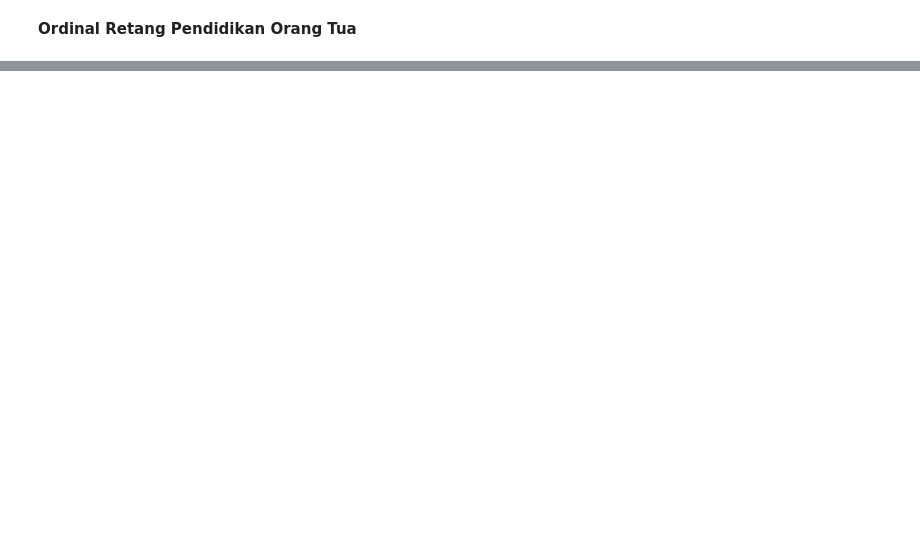
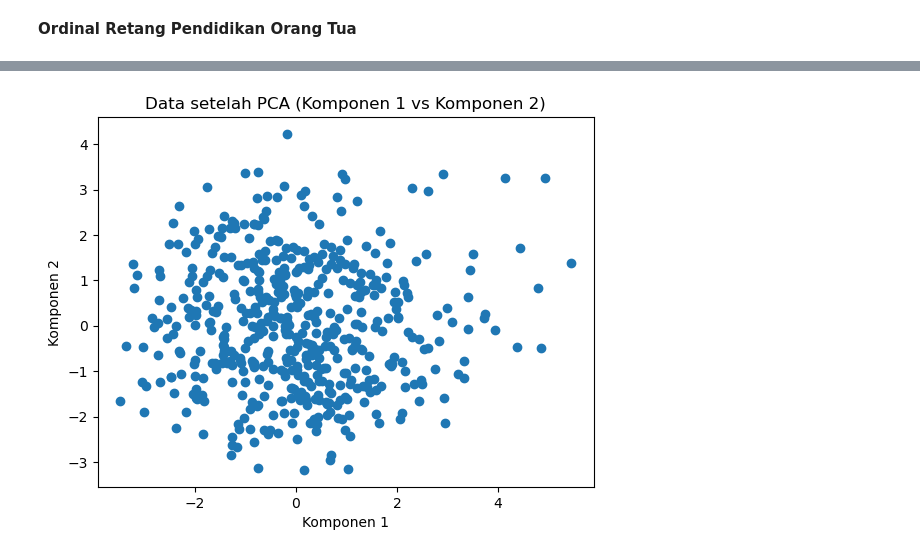
Before and after one commit to Calvin76en/Analisis-faktor-programming-skill, a Jupyter notebook: src/Pre-Processing.ipynb, the cells around one changed output, grey strips where cells are left out. Saved outputs shown, nothing was run; the diff lists cells and outputs as text; code cells hidden in the pictures; blank space fills up the shorter version.

```diff
--- a/src/Pre-Processing.ipynb
+++ b/src/Pre-Processing.ipynb
@@ -897,0 +1418,25 @@ print(df_subset)
+# %%
+# Menghitung Q1 (25th percentile) dan Q3 (75th percentile)
+Q1 = df_subset.quantile(0.25)
+Q3 = df_subset.quantile(0.75)
+
+# Menghitung IQR (Interquartile Range)
+IQR = Q3 - Q1
+
+# Menentukan batas bawah dan atas untuk mendeteksi outlier
+lower_bound = Q1 - 1.5 * IQR
+upper_bound = Q3 + 1.5 * IQR
+
+# Memilih kolom independen (mengabaikan kolom dependen)
+independent_columns = df_subset.columns[:-1]  # Kolom terakhir adalah dependen
+
+# # Menghapus outlier dari setiap kolom
+# for col in independent_columns:
+#     df_subset = df_subset[(df_subset[col] >= lower_bound[col]) & (df_subset[col] <= upper_bound[col])]
+
+# Mengganti outlier dengan nilai batas bawah atau atas
+for col in independent_columns:
+    df_subset[col] = df_subset[col].clip(lower=lower_bound[col], upper=upper_bound[col])
+
+# Mengecek hasil setelah mengganti outlier
+print(f"Dataset setelah mengganti outlier:\n{df_subset.head()}")
@@ -897,0 +1559,11 @@ print(df_subset)
+# %%
+# Menggunakan df_subset yang sudah disiapkan sebelumnya (asumsi df_subset adalah DataFrame yang sudah dipersiapkan)
+# Menghapus kolom target dari fitur
+X = df_subset.drop('Programming Skill', axis=1)  # 'Programming Skill' adalah target
+# %%
+# Menentukan jumlah komponen yang diinginkan, di sini kita pilih komponen yang menjelaskan 95% variansi
+pca = PCA(n_components=0.95)
+X_pca = pca.fit_transform(X)
+
+# Menampilkan jumlah komponen utama yang terpilih
+print(f"Jumlah komponen utama: {X_pca.shape[1]}")
@@ -897,0 +1637,8 @@ print(df_subset)
+# %%
+plt.scatter(X_pca[:, 0], X_pca[:, 1])
+plt.title('Data setelah PCA (Komponen 1 vs Komponen 2)')
+plt.xlabel('Komponen 1')
+plt.ylabel('Komponen 2')
+plt.show()
+# %% [output]
+[figure, added]
```
Also changed, not shown: parts of 67 cells of this notebook, 3 other files.
